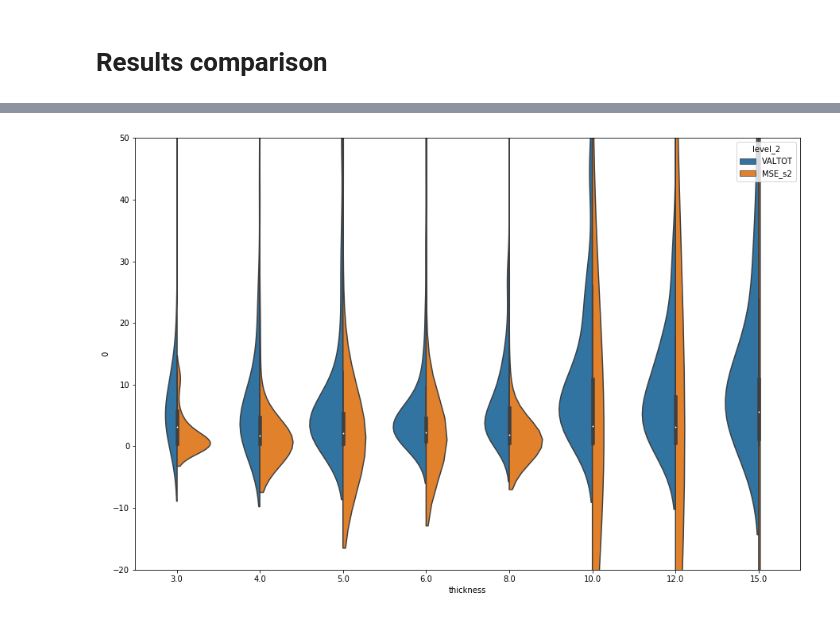
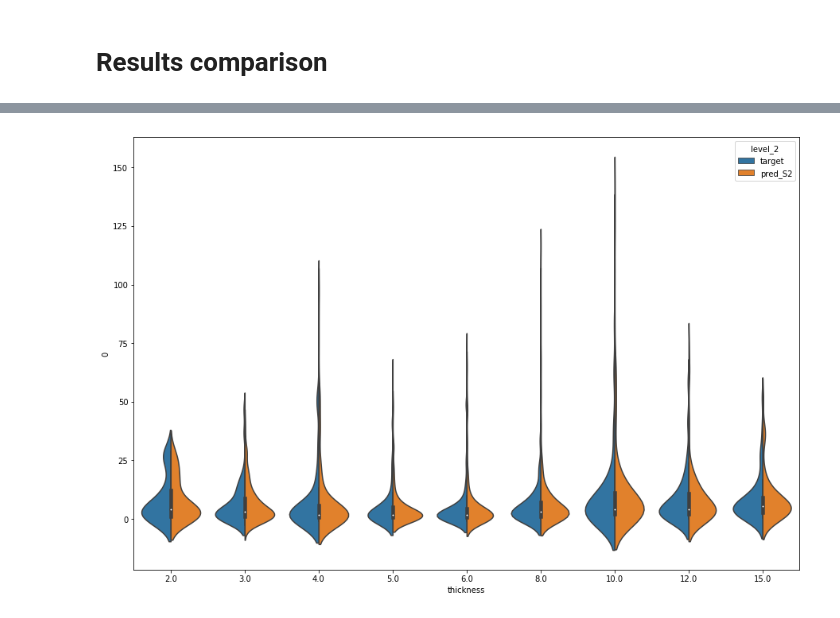
Before and after one commit to rudloffl/sheet-metal-cost-calculator, a Jupyter notebook: Y1 - Notebooks/C1 - baseline.ipynb, the cells around one changed output, grey strips where cells are left out. Saved outputs shown, nothing was run; the diff lists cells and outputs as text; code cells hidden in the pictures.

```diff
--- a/Y1 - Notebooks/C1 - baseline.ipynb
+++ b/Y1 - Notebooks/C1 - baseline.ipynb
@@ -355,7 +506,7 @@ asmset = [[th, rect, bend] for th, rect, bend in zip(X_test.thickness.tolist(),
 prediction_s2 = np.array([regthick.predict(x)[0] for x in asmset])
 prediction_s1 = regnostd.predict(X_test[limitedset])
 # %%
-resultset = pd.DataFrame({target: y_test[target],
+resultset = pd.DataFrame({'target': y_test[target],
                           'pred_S1':prediction_s1,
                           'pred_S2':prediction_s2}, index=y_test.index)
 resultset.head()
@@ -378,5 +537,5 @@ mean_squared_error(resultset[target], resultset['pred_S2'])
 # %%
-resultset['MSE_s1'] = (resultset[target]-resultset['pred_S1'])**2
-resultset['MSE_s2'] = (resultset[target]-resultset['pred_S2'])**2
+resultset['MSE_s1'] = (resultset['target']-resultset['pred_S1'])**2
+resultset['MSE_s2'] = (resultset['target']-resultset['pred_S2'])**2
 resultset.head()
 # %% [output]
@@ -408,21 +584,8 @@ plt.show()
 # %%
 # Is the error sourced by number of errors ?
-
-# Is the error sourced by number of errors ?
-def bendgroupcalc(entry):
-    if entry == 0:
-        return '0'
-    elif entry <= 2:
-        return '1-2'
-    elif entry <= 5:
-        return '3-5'
-    else:
-        return '6+'
-    return 'None'
-
-comparisonset['bend_group'] = comparisonset['bend_count'].apply(bendgroupcalc)
 
 df = comparisonset[['MSE_s1', 'MSE_s2', 'bend_group']].groupby('bend_group').mean()
 df.plot.bar()
 plt.show()
+df
 # %% [output]
@@ -430,8 +609,6 @@ plt.show()
 # %%
-mean_absolute_percentage_error
-comparisonset['MAPE_error_s1'] = comparisonset.apply(lambda x: mean_absolute_percentage_error(x[target], x['pred_S1']), axis=1)
-comparisonset['MAPE_error_s2'] = comparisonset.apply(lambda x: mean_absolute_percentage_error(x[target], x['pred_S2']), axis=1)
-comparisonset['percent_error_s1'] = ((comparisonset[target] / comparisonset['pred_S1'])-1)*100
-comparisonset['percent_error_s2'] = ((comparisonset[target] / comparisonset['pred_S2'])-1)*100
+#mean_absolute_percentage_error
+comparisonset['MAPE_error_s1'] = comparisonset.apply(lambda x: mean_absolute_percentage_error(x['target'], x['pred_S1']), axis=1)
+comparisonset['MAPE_error_s2'] = comparisonset.apply(lambda x: mean_absolute_percentage_error(x['target'], x['pred_S2']), axis=1)
 comparisonset[[target, 'pred_S1', 'MAPE_error_s1', 'pred_S2', 'MAPE_error_s2']].head()
 # %% [output]
@@ -479,12 +671,12 @@ df.agg({'MSE_s2': ['mean', 'max'], 'MAPE_error_s2': ['mean', 'max'],'COART':['co
 # %%
-df=comparisonset[[target, 'MSE_s2', 'COART', 'thickness']]
+df=comparisonset[['target', 'pred_S2', 'COART', 'thickness']]
 #df=df[df['thickness']!=15]
 df.set_index(['COART', 'thickness'], inplace=True)
 df = df.stack().reset_index()
 fig, ax = plt.subplots(figsize=(15,10))
-ax.set_ylim(-20, 50)
+#ax.set_ylim(-20, 50)
 sns.violinplot(x="thickness", y=0, data=df, split=True, hue='level_2', ax=ax)
 
 plt.show()
 # %% [output]
-[figure, old version]
+[figure, new version]
```
Also changed, not shown: parts of 78 cells of this notebook, 2 other files.
